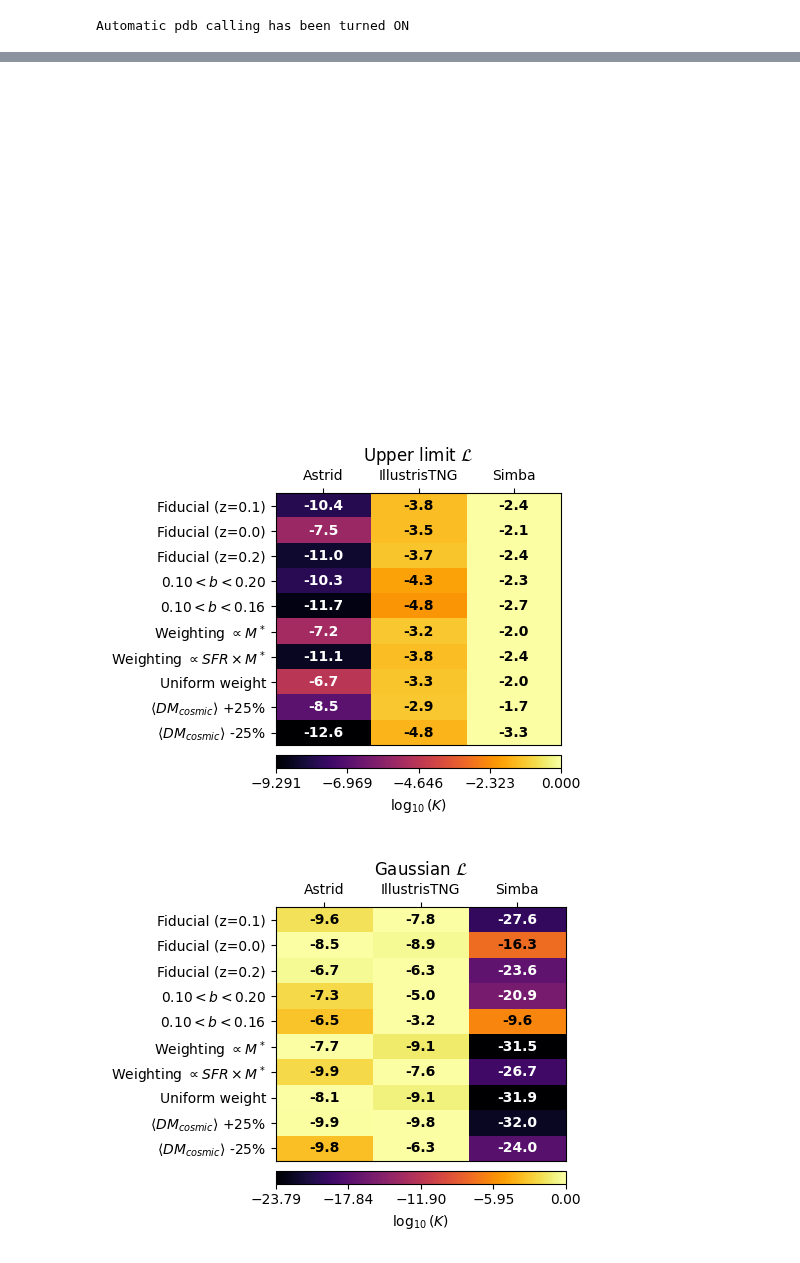
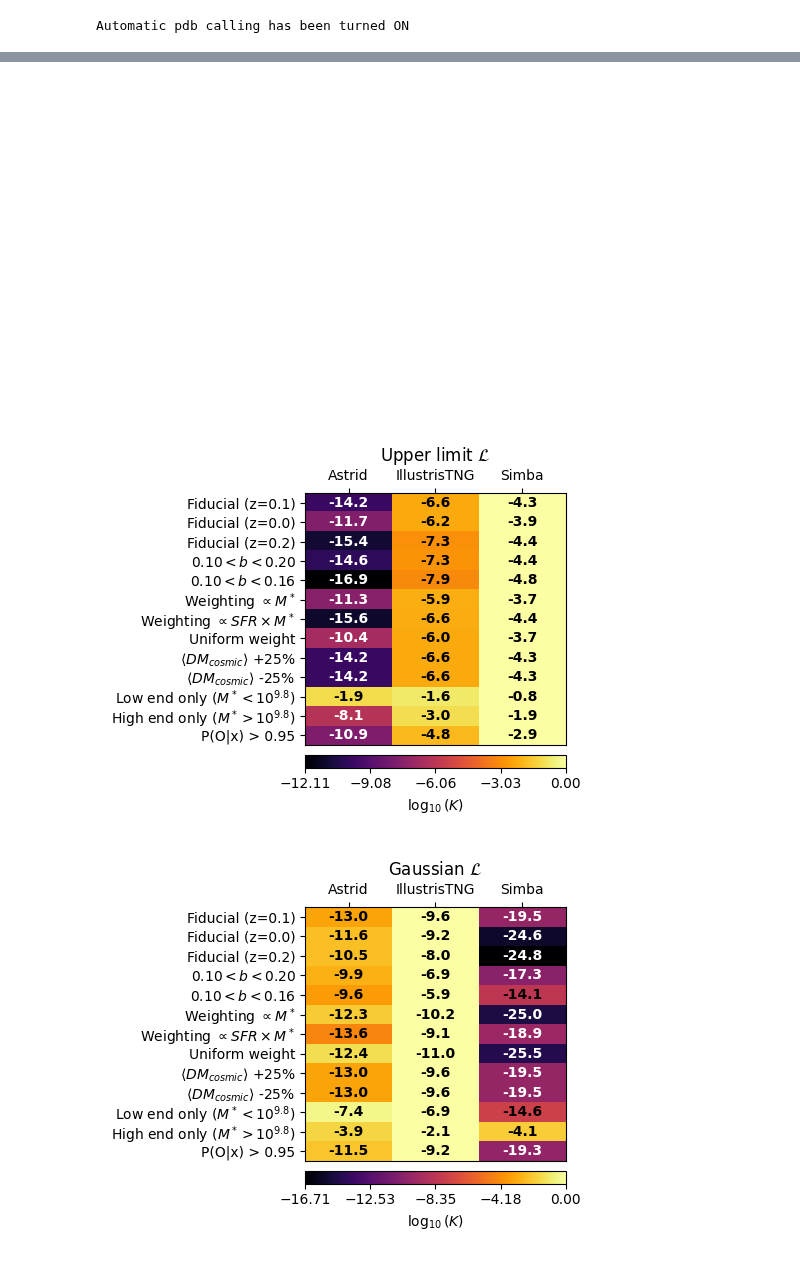
Before and after one commit to leungcalvin/kko_host_paper, a Jupyter notebook: plot_scripts/stack_camels.ipynb, the cells around one changed output, grey strips where cells are left out. Drawn from its saved outputs; the diff is of its cells as text; code cells hidden in the pictures.

```diff
--- a/plot_scripts/stack_camels.ipynb
+++ b/plot_scripts/stack_camels.ipynb
@@ -175,7 +171,10 @@ variants = [
     [r'Weighting $\propto SFR \times M^*$',('086',0.13,0.2,3)],
     ['Uniform weight' ,('086',0.13,0.20,0)],
     [r'$\langle DM_{cosmic} \rangle$ +25%',('086',0.13,0.20,2,0.25)],
-    [r'$\langle DM_{cosmic} \rangle$ -25%',('086',0.13,0.20,2,-0.25)]
+    [r'$\langle DM_{cosmic} \rangle$ -25%',('086',0.13,0.20,2,-0.25)],
+    [r'Low end only ($M^* < 10^{9.8}$)',('086', 0.13, 0.20,2,'low')],
+    [r'High end only ($M^* > 10^{9.8}$)',('086', 0.13, 0.20,2,'high')],
+    [r'P(O|x) > 0.95',('086', 0.13, 0.20,2,'goldgold')],
 ]
 plt.figure(figsize = (20,10))
 log_likelihoods_per_burst_ul = np.zeros((3,len(variants),len(df)))
@@ -187,25 +186,39 @@ log_likelihoods_per_burst_exact = np.zeros((3,len(variants),len(df)))
 #             for iimodel, model in enumerate(['Astrid','IllustrisTNG','SIMBA']):
 for iivariant,(variant_name,params) in enumerate(variants):
     for iimodel,model in enumerate(models):
+        corr = 0
+        keep = np.ones_like(plot_mstar > 0)
         try:
             (snap_id, b_min, b_max, iiweight) = params
-            corr = 0
         except ValueError:
-            (snap_id, b_min, b_max, iiweight,corr) = params
+            (snap_id, b_min, b_max, iiweight,variant) = params
+            if variant == 'low':
+                keep = df['published_M*'] < 9.8
+            elif variant == 'high':
+                keep = df['published_M*'] >= 9.8
+            elif variant == 'low_igm':
+                corr = -0.25
+            elif variant == 'high_igm':
+                corr = 0.25
+            elif variant == 'goldgold':
+                keep = np.isnan(df['primary_P_Ox']) + (df['primary_P_Ox'] > 0.95)
+
         redshift_str = f"z = {camels_tools.CAMELS_REDSHIFTS[snap_id]:.2f}"
         snap_z = camels_tools.CAMELS_REDSHIFTS[snap_id]
         stack_path = f'/Users/calvinleung/kko_host_paper/plot_scripts/../data_products/camels_stack/{model}_1P_3_0_snap{snap_id}_haloDM' + f'_bminmax={b_min:.2f}_{b_max:.2f}.h5'
         results = from_file(stack_path)
-        log_likelihoods_per_burst_ul[iimodel, iivariant] = stack_tools.log_likelihood(plot_mstar,
-            plot_dm + corr * df['dm_igm'],
-            plot_dmerr,
+        log_likelihoods_per_burst_ul[iimodel, iivariant,keep] = stack_tools.log_likelihood(
+            plot_mstar[keep],
+            (plot_dm + corr * df['dm_igm'])[keep],
+            plot_dmerr[keep],
             results,
             verbose = False,
             mode = 'ul',
             weight_index = iiweight)
-        log_likelihoods_per_burst_exact[iimodel, iivariant] = stack_tools.log_likelihood(plot_mstar,
-            plot_dm + corr * df['dm_igm'],
-            plot_dmerr,
+        log_likelihoods_per_burst_exact[iimodel, iivariant,keep] = stack_tools.log_likelihood(
+            plot_mstar[keep],
+            (plot_dm + corr * df['dm_igm'])[keep],
+            plot_dmerr[keep],
             results,
             verbose = False,
             mode = 'exact',
@@ -214,7 +227,7 @@ for iivariant,(variant_name,params) in enumerate(variants):
 
 
 # UL likelihood
-ll = np.sum(log_likelihoods_per_burst_ul[...,keep],axis = -1)
+ll = np.sum(log_likelihoods_per_burst_ul,axis = -1)
 print('min of ll',np.min(ll))
 log10ell = ll * np.log10(np.e)
 fig = plt.figure(figsize = (5,4))
@@ -225,7 +238,7 @@ stack_tools.plot_fig2(fig,plt.gca(),log10ell, xnames = ['Astrid','IllustrisTNG',
 plt.tight_layout()
 
 # Gaussian likelihood
-ll = np.sum(log_likelihoods_per_burst_exact[...,keep],axis = -1)
+ll = np.sum(log_likelihoods_per_burst_exact,axis = -1)
 print('min of ll',np.min(ll))
 log10ell = ll * np.log10(np.e)
 fig = plt.figure(figsize = (5,4))
@@ -240,3 +253,3 @@ min of ll -73.73420576459849
 [figure]
-[figure, old version]
+[figure, new version]
-[figure, old version]
+[figure, new version]
```
Also changed, not shown: parts of 5 cells of this notebook, 3 other files.
